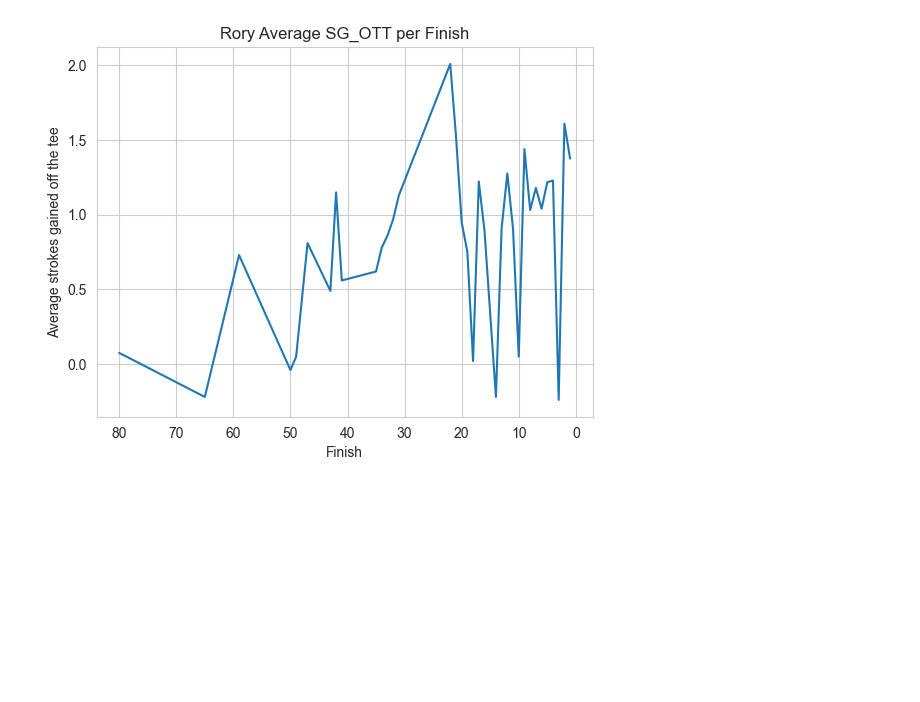
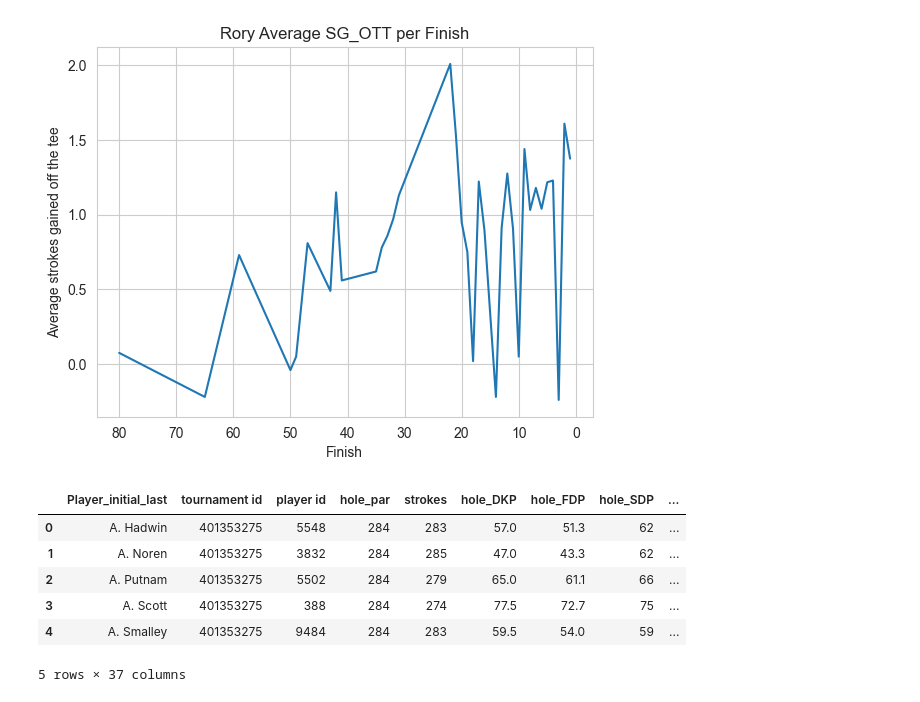
Before and after one commit to jfiengo/PGA_Analytics, a Jupyter notebook: RoryMcIlroy.ipynb, the cells around one changed output. Saved outputs shown, nothing was run; the diff lists cells and outputs as text; code cells hidden in the pictures; blank space fills up the shorter version.

```diff
--- a/RoryMcIlroy.ipynb
+++ b/RoryMcIlroy.ipynb
@@ -182,3 +182,14 @@ plt.gca().invert_xaxis()
 plt.show()
 # %% [output]
 [figure]
+# %%
+fullDF = pd.read_excel('PGAData2015-2022.xlsx')
+fullDF.head()
+# %% [output]
+|  | Player_initial_last | tournament id | player id | hole_par | strokes | hole_DKP | hole_FDP | hole_SDP | ... |
+| 0 | A. Hadwin | 401353275 | 5548 | 284 | 283 | 57.0 | 51.3 | 62 | ... |
+| 1 | A. Noren | 401353275 | 3832 | 284 | 285 | 47.0 | 43.3 | 62 | ... |
+| 2 | A. Putnam | 401353275 | 5502 | 284 | 279 | 65.0 | 61.1 | 66 | ... |
+| 3 | A. Scott | 401353275 | 388 | 284 | 274 | 77.5 | 72.7 | 75 | ... |
+| 4 | A. Smalley | 401353275 | 9484 | 284 | 283 | 59.5 | 54.0 | 59 | ... |
+5 rows × 37 columns
```
Also changed, not shown: parts of 3 cells of this notebook.
